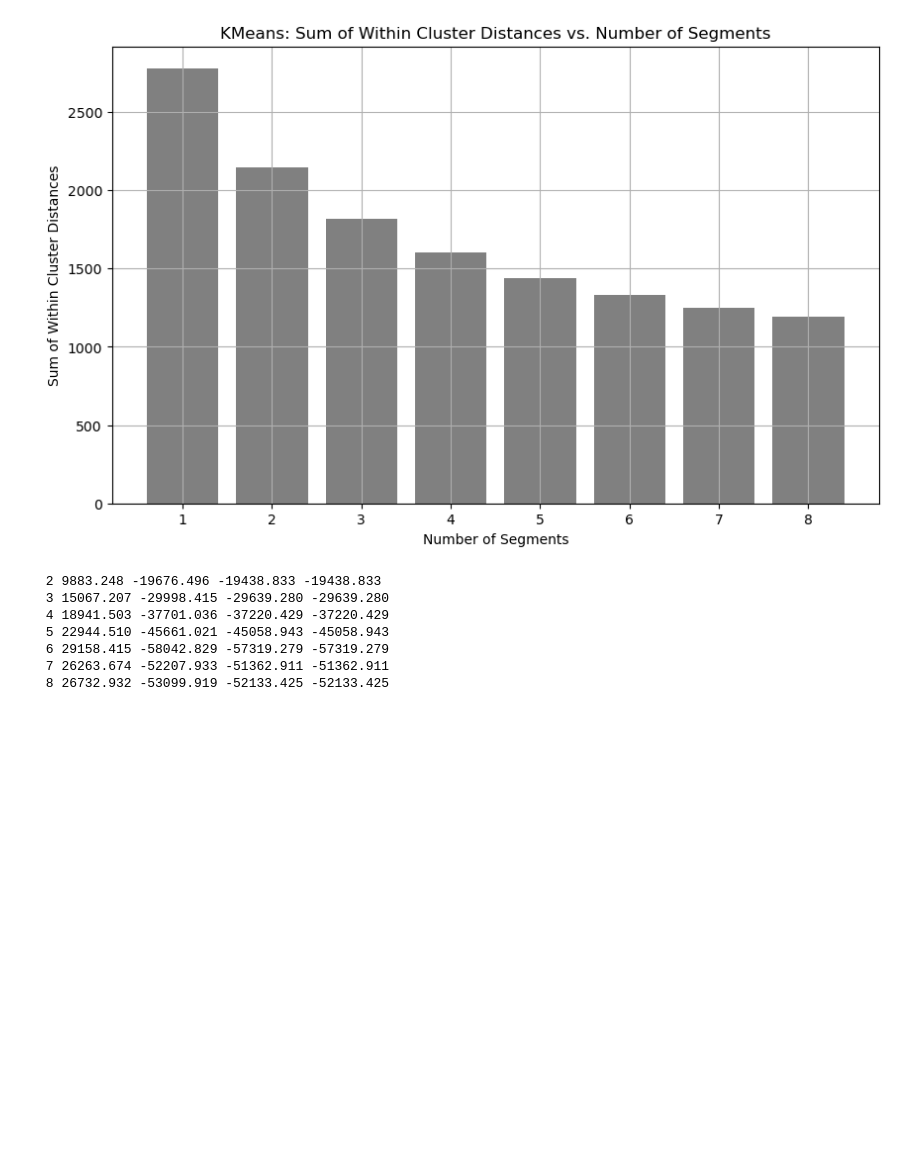
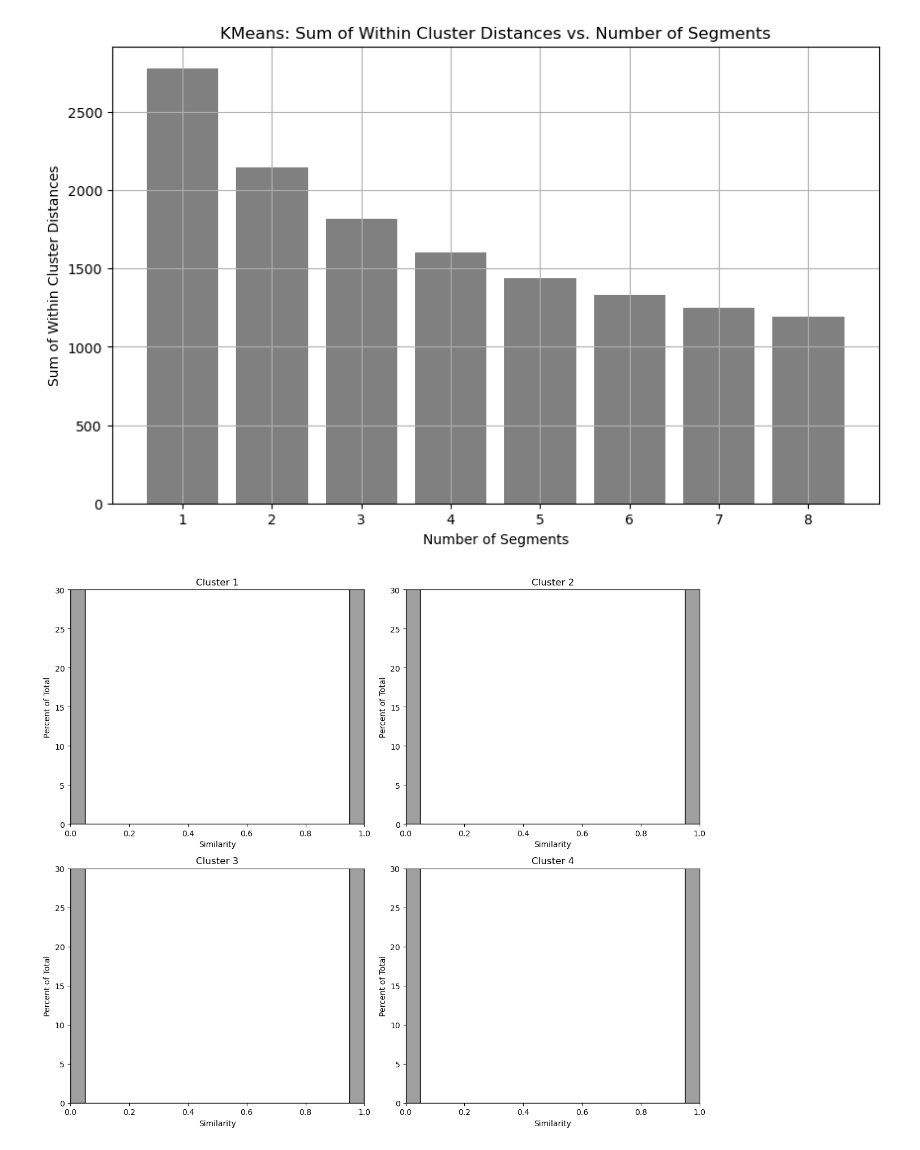
Before and after one commit to Devam153/FeynnLabs-McDonalds-CaseStudy, a Jupyter notebook: McDonalds.ipynb, the cells around one changed output. Drawn from its saved outputs; the diff is of its cells as text; code cells hidden in the pictures; blank space fills up the shorter version.

```diff
--- a/McDonalds.ipynb
+++ b/McDonalds.ipynb
@@ -153,11 +159,26 @@ plt.show()
 # %% [output]
 [figure]
 # %%
+import seaborn as sns
+n_clusters = 4
+kmeans = KMeans(n_clusters=n_clusters, n_init=10, random_state=1234)
+labels = kmeans.fit_predict(MD_x)
+MD_x_with_labels = pd.DataFrame(MD_x, columns=df.columns[:11])
+MD_x_with_labels['Cluster'] = labels
+
+plt.figure(figsize=(12, 10))
+for cluster in range(n_clusters):
+    plt.subplot(2, 2, cluster + 1)
+    data_in_cluster = MD_x_with_labels[MD_x_with_labels['Cluster'] == cluster].values[:, :-1]
+    similarity_scores = data_in_cluster.flatten()
+    sns.histplot(similarity_scores, bins=20, kde=False, color='gray', stat='percent')
+    plt.title(f'Cluster {cluster + 1}')
+    plt.xlabel('Similarity')
+    plt.ylabel('Percent of Total')
+    plt.xlim(0, 1)
+    plt.ylim(0, 30)
+
+plt.tight_layout()
+plt.show()
 # %% [output]
- 2 9883.248 -19676.496 -19438.833 -19438.833
- 3 15067.207 -29998.415 -29639.280 -29639.280
- 4 18941.503 -37701.036 -37220.429 -37220.429
- 5 22944.510 -45661.021 -45058.943 -45058.943
- 6 29158.415 -58042.829 -57319.279 -57319.279
- 7 26263.674 -52207.933 -51362.911 -51362.911
- 8 26732.932 -53099.919 -52133.425 -52133.425
+[figure, added]
```
Also changed, not shown: parts of 2 cells of this notebook.
